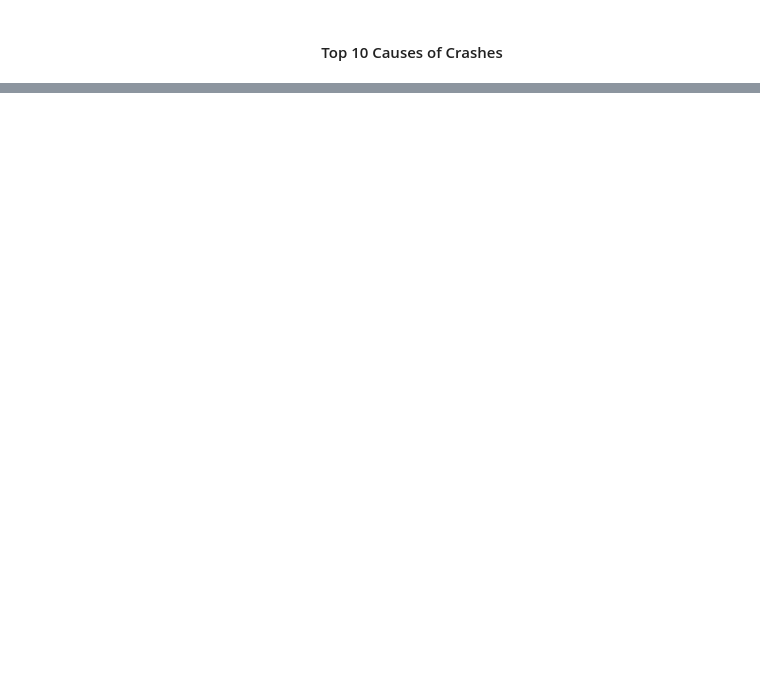
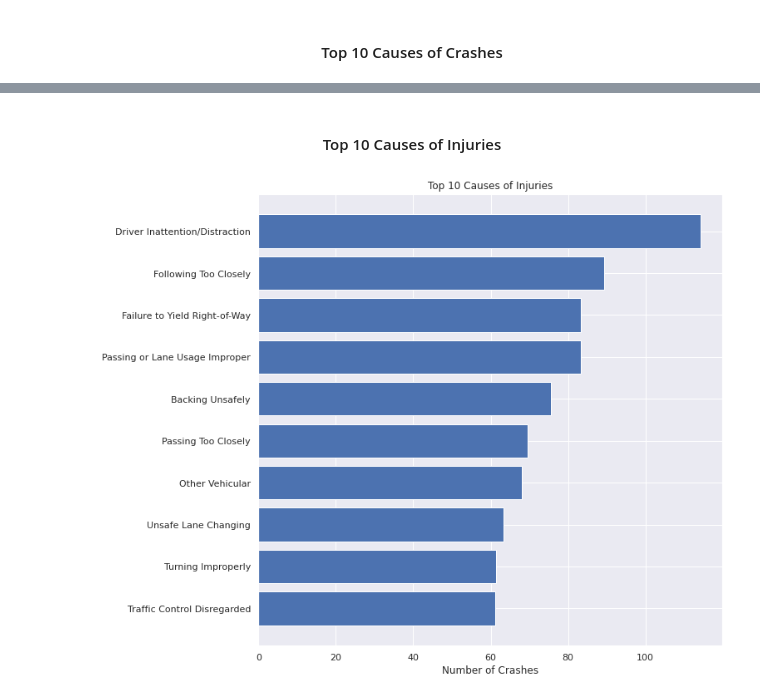
Before and after one commit to musaddiqsajjad/Coursera_Capstone, a Jupyter notebook: Coursera Capstone.ipynb, the cells around one changed output, grey strips where cells are left out. Drawn from its saved outputs; the diff is of its cells as text; code cells hidden in the pictures; blank space fills up the shorter version.

```diff
--- a/Coursera Capstone.ipynb
+++ b/Coursera Capstone.ipynb
@@ -730,0 +751,20 @@ plt.show()
+# %% [markdown]
+#### <center>Top 10 Causes of Injuries</center>
+# %%
+top_injury_causes = common_causes.sort_values(by = ['INJURY RATE'], ascending = False)
+
+top_injury_causes = top_injury_causes[:10]
+
+fig, ax = plt.subplots()
+
+ax.barh(top_crash_causes.index.tolist(), top_injury_causes["INJURY RATE"], align='center')
+ax.invert_yaxis()  # labels read top-to-bottom
+ax.set_xlabel('Number of Crashes')
+ax.set_title('Top 10 Causes of Injuries')
+
+fig.set_figwidth(10)
+fig.set_figheight(10)
+
+plt.show()
+# %% [output]
+[figure, added]
```
Also changed, not shown: parts of 18 cells of this notebook.
